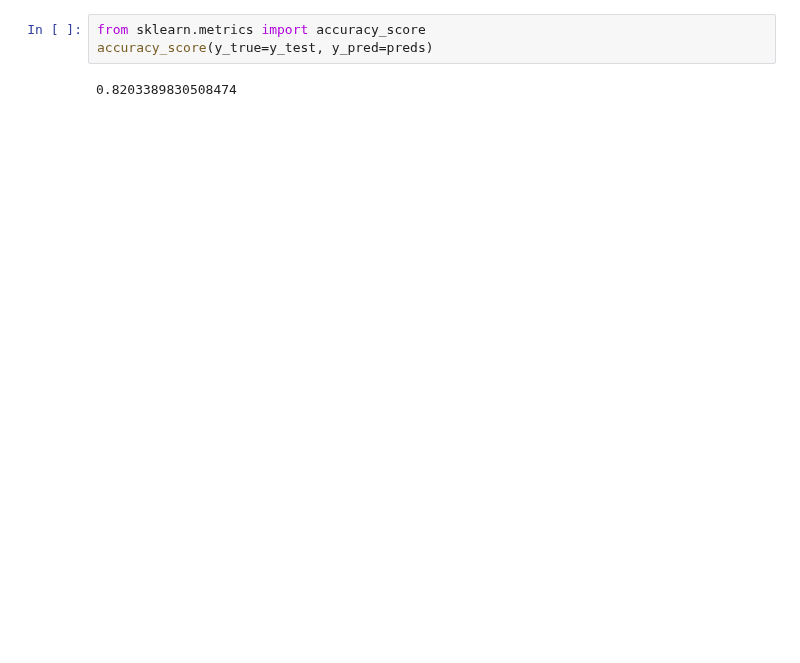
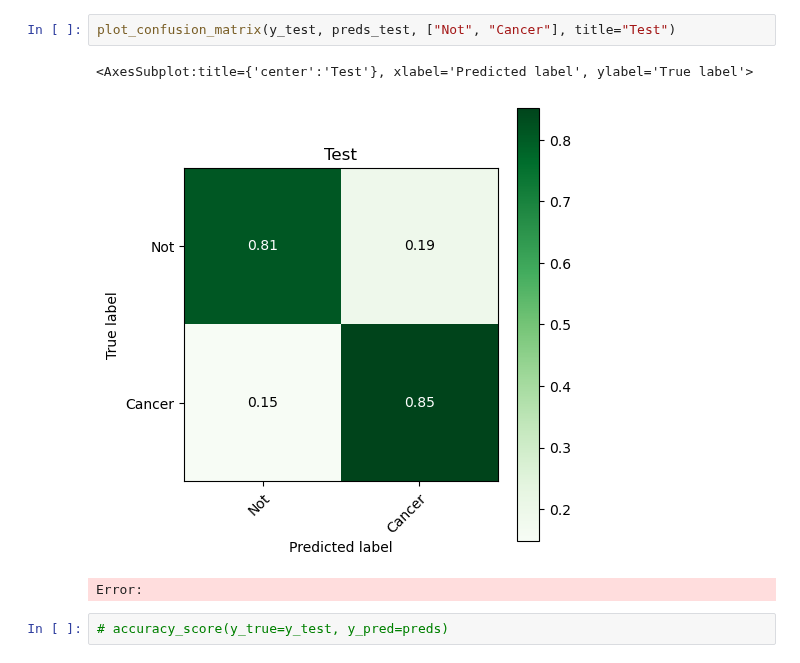
Before and after one commit to CEDipEngineering/ComputerAidedSkinCancerIdentificationAndDiagnosis, a Jupyter notebook: experiments/dip/model_stacking.ipynb, the cells around one changed output. Saved outputs shown, nothing was run; the diff lists cells and outputs as text; blank space fills up the shorter version.

```diff
--- a/experiments/dip/model_stacking.ipynb
+++ b/experiments/dip/model_stacking.ipynb
@@ -210,5 +126,8 @@ plot_confusion_matrix(y_test, preds, ["cancer", "not cancer"])
+# %%
+plot_confusion_matrix(y_test, preds_test, ["Not", "Cancer"], title="Test")
+# %% [output]
+<AxesSubplot:title={'center':'Test'}, xlabel='Predicted label', ylabel='True label'>
+[figure, added]
+Error:
 # %%
-from sklearn.metrics import accuracy_score
-accuracy_score(y_true=y_test, y_pred=preds)
+# accuracy_score(y_true=y_test, y_pred=preds)
-# %% [output]
-0.8203389830508474
```
Also changed, not shown: parts of 14 cells of this notebook, 6 other files.
